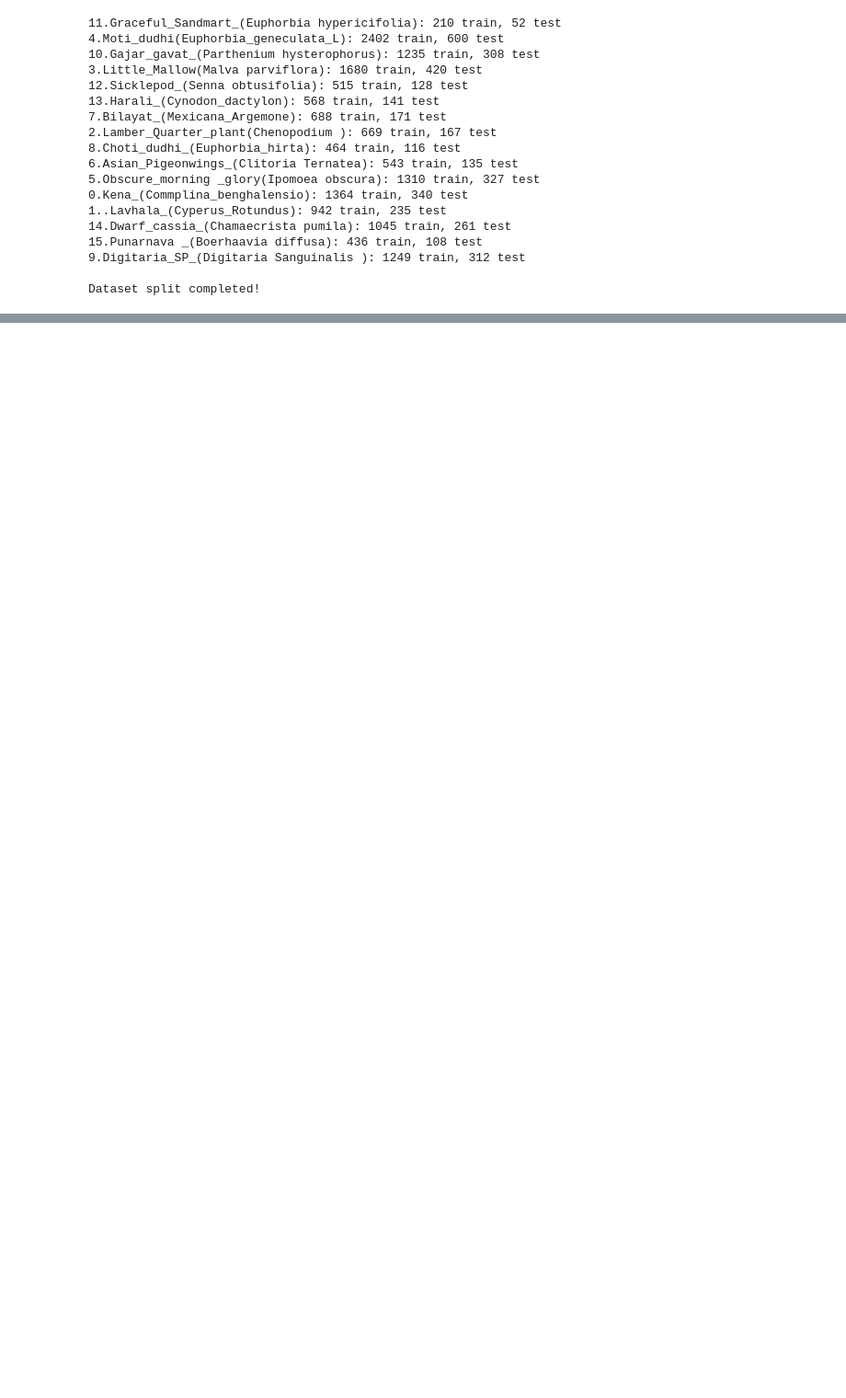
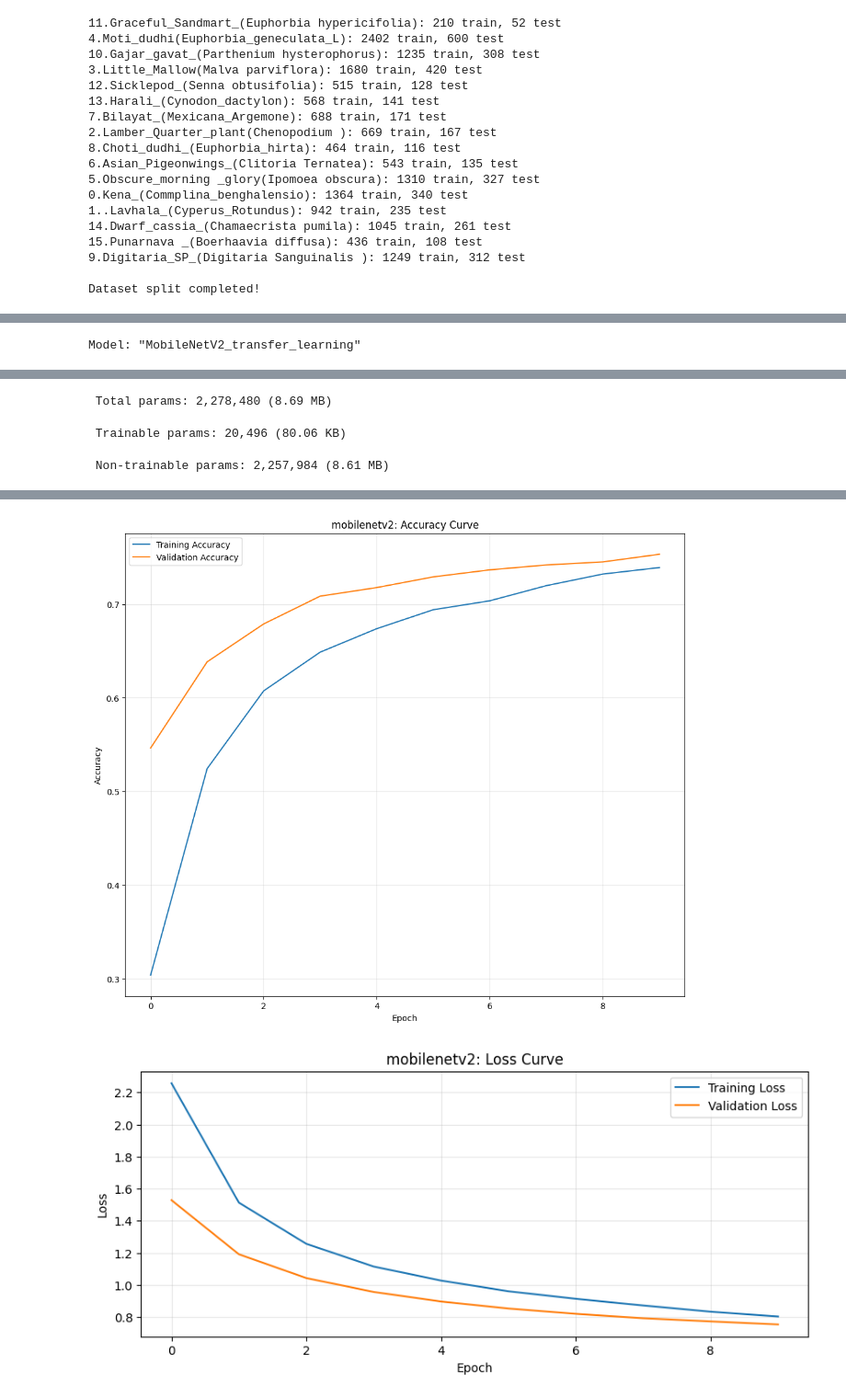
Before and after one commit to AnnaKachkaeva/ML2, a Jupyter notebook: ML-2.ipynb, the cells around one changed output, grey strips where cells are left out. Shown at 92% size. Cells and saved outputs as stored; diff of their text form; code cells hidden in the pictures; blank space fills up the shorter version.

```diff
--- a/ML-2.ipynb
+++ b/ML-2.ipynb
@@ -283,9 +282,9 @@ def create_datasets(preprocess_fn=None):
             images = preprocess_fn(images)
         return images, labels
 
-    train_ds = train_ds.map(apply_preprocess, num_parallel_calls=AUTOTUNE).cache().prefetch(AUTOTUNE)
-    val_ds = val_ds.map(apply_preprocess, num_parallel_calls=AUTOTUNE).cache().prefetch(AUTOTUNE)
-    test_ds = test_ds.map(apply_preprocess, num_parallel_calls=AUTOTUNE).cache().prefetch(AUTOTUNE)
+    train_ds = train_ds.map(apply_preprocess, num_parallel_calls=AUTOTUNE).prefetch(AUTOTUNE)
+    val_ds = val_ds.map(apply_preprocess, num_parallel_calls=AUTOTUNE).prefetch(AUTOTUNE)
+    test_ds = test_ds.map(apply_preprocess, num_parallel_calls=AUTOTUNE).prefetch(AUTOTUNE)
 
     return train_ds, val_ds, test_ds, class_names
 
@@ -600,12 +616,12 @@ def build_mobilenetv2():
     x = base_model(inputs, training=False)
     x = layers.GlobalAveragePooling2D(name="global_average_pooling")(x)
     x = layers.Dropout(0.3, name="dropout")(x)
-    outputs = layers.Dense(1, activation="sigmoid", name="output")(x)
+    outputs = layers.Dense(16, activation="softmax", name="output")(x)
 
     model = models.Model(inputs, outputs, name="MobileNetV2_transfer_learning")
     model.compile(
         optimizer=tf.keras.optimizers.Adam(learning_rate=1e-4),
-        loss="binary_crossentropy",
+        loss="categorical_crossentropy",
         metrics=["accuracy"]
     )
     return model, base_model
@@ -629,7 +645,7 @@ if RUN_FINE_TUNING:
 
     mobilenet_model.compile(
         optimizer=tf.keras.optimizers.Adam(learning_rate=1e-5),
-        loss="binary_crossentropy",
+        loss="categorical_crossentropy",
         metrics=["accuracy"]
     )
 
@@ -641,3 +657,4 @@ if RUN_FINE_TUNING:
         epochs=FINE_TUNE_EPOCHS
     )
     mobilenet_training_time += mobilenet_ft_time
+# %% [output]
@@ -643,0 +663 @@ if RUN_FINE_TUNING:
+Model: "MobileNetV2_transfer_learning"
@@ -643,0 +679,3 @@ if RUN_FINE_TUNING:
+ Total params: 2,278,480 (8.69 MB)
+ Trainable params: 20,496 (80.06 KB)
+ Non-trainable params: 2,257,984 (8.61 MB)
@@ -643,0 +702,2 @@ if RUN_FINE_TUNING:
+[figure, added]
+[figure, added]
```
Also changed, not shown: parts of 12 cells of this notebook.
